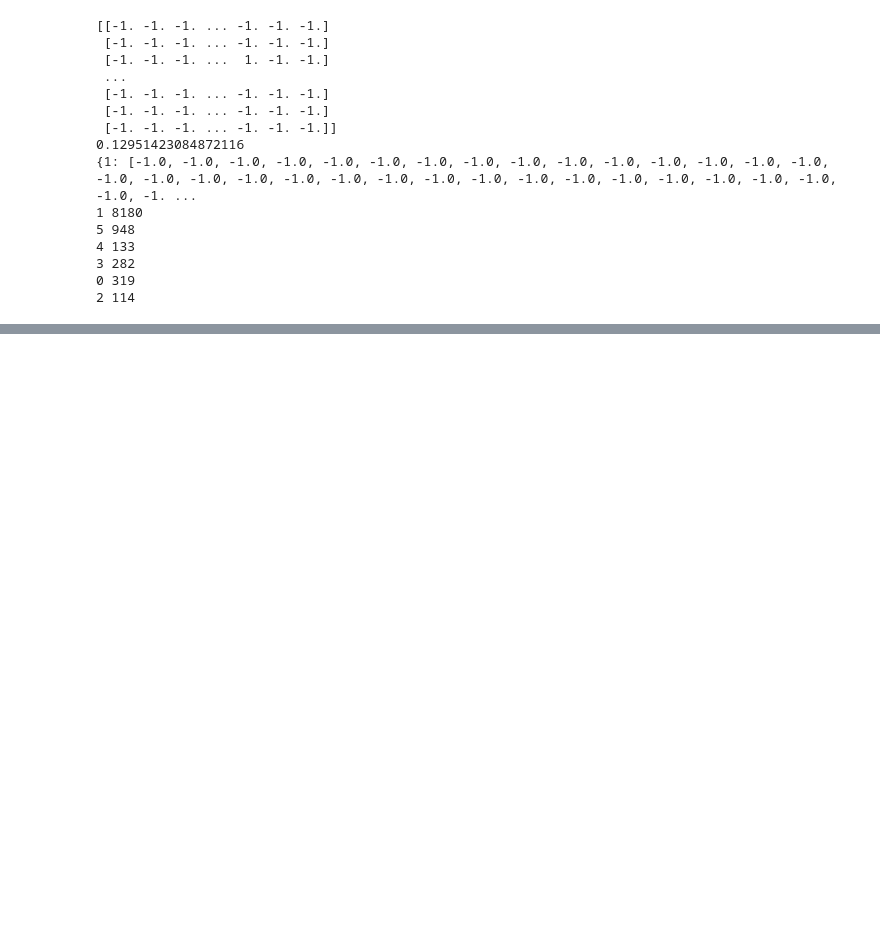
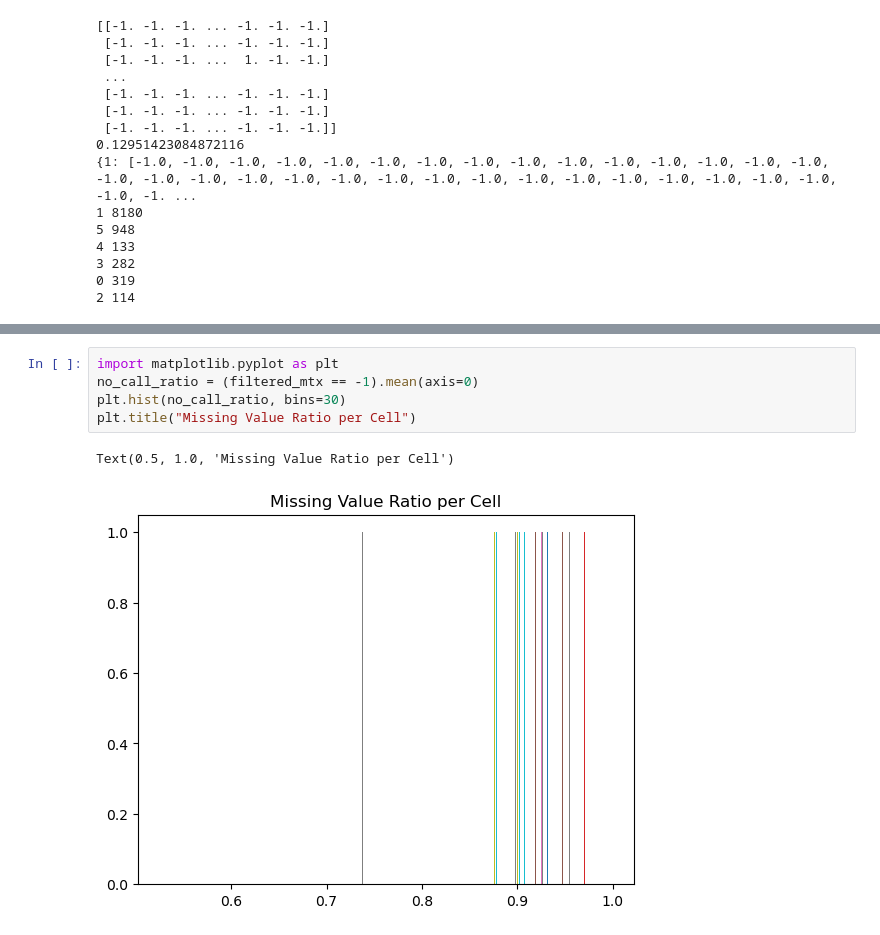
Before and after one commit to QunATCG/scMutrace, a Jupyter notebook: test.ipynb, the cells around one changed output, grey strips where cells are left out. Drawn from its saved outputs; the diff is of its cells as text; blank space fills up the shorter version.

```diff
--- a/test.ipynb
+++ b/test.ipynb
@@ -101,0 +157,8 @@ for key in groups:
+# %%
+import matplotlib.pyplot as plt
+no_call_ratio = (filtered_mtx == -1).mean(axis=0)
+plt.hist(no_call_ratio, bins=30)
+plt.title("Missing Value Ratio per Cell")
+# %% [output]
+Text(0.5, 1.0, 'Missing Value Ratio per Cell')
+[figure, added]
```
Also changed, not shown: parts of 7 cells of this notebook.
